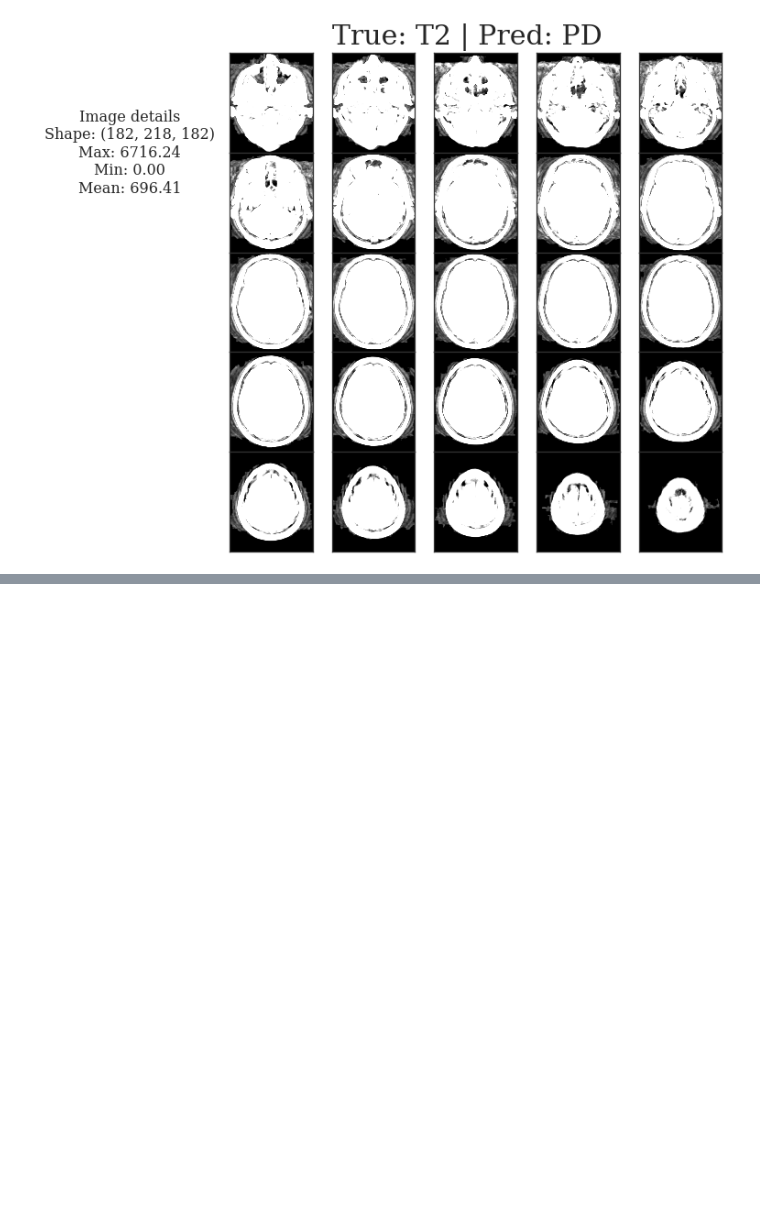
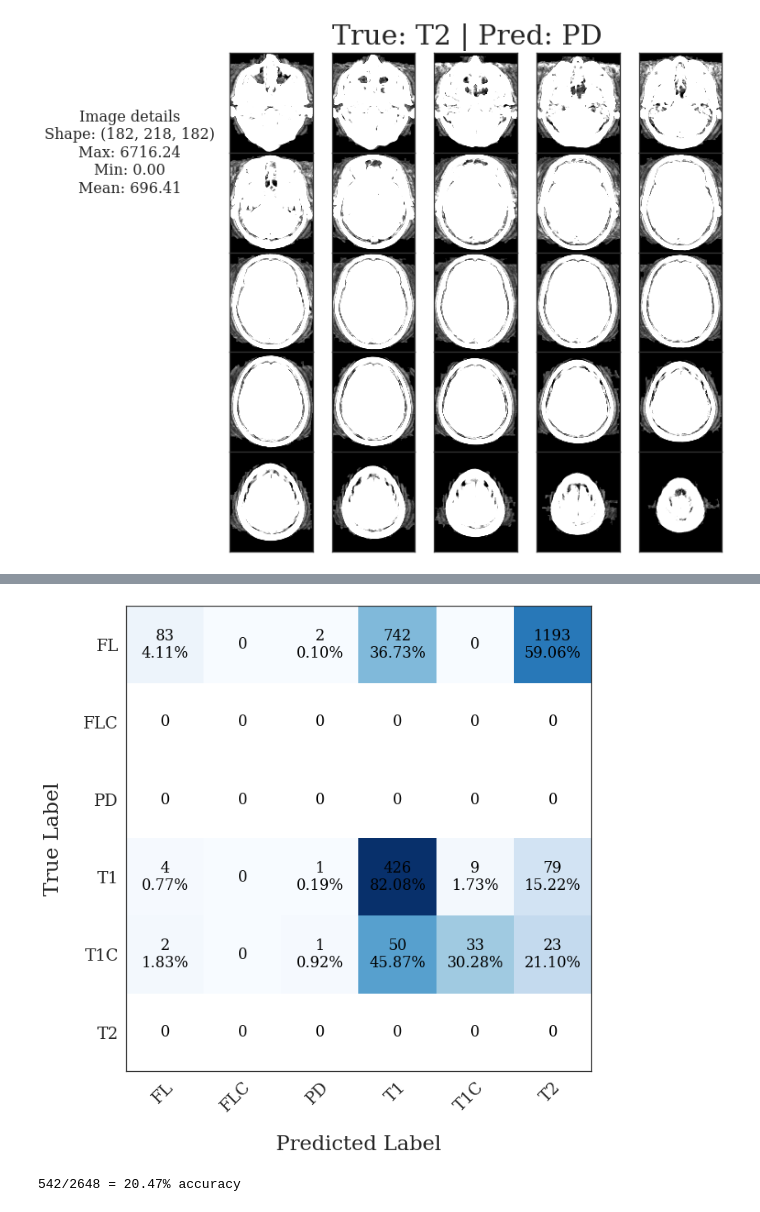
Before and after one commit to sremedios/phinet, a Jupyter notebook: analysis.ipynb, the cells around one changed output, grey strips where cells are left out. Cells and saved outputs as stored; diff of their text form; code cells hidden in the pictures; blank space fills up the shorter version.

```diff
--- a/analysis.ipynb
+++ b/analysis.ipynb
@@ -426,0 +469,6 @@ results/phinet_denoised_approxdef/figures/errors/T2/annotated_montage_ADNI_007_S
+# %%
+aha_T1_df = pd.read_csv(aha_T1_true)[['id', 'Contrast']]
+aha_T1_df.columns = ['path', 'true']
+get_class = lambda row: 'T1' if row['true'] == 0 else 'T1C'
+aha_T1_df['true'] = aha_T1_df.apply(get_class, axis=1)
+aha_T1_df.head()
@@ -426,0 +482,4 @@ results/phinet_denoised_approxdef/figures/errors/T2/annotated_montage_ADNI_007_S
+# %%
+aha_FL_df = pd.read_csv(aha_FL_true)[['path']]
+aha_FL_df['true'] = 'FL'
+aha_FL_df.head()
@@ -426,0 +493,10 @@ results/phinet_denoised_approxdef/figures/errors/T2/annotated_montage_ADNI_007_S
+# %%
+mchugo_T1_df = pd.DataFrame()
+for i in range(3):
+    mchugo_T1_df = mchugo_T1_df.append(pd.read_csv(mchugo_T1_true[i], header=None))
+mchugo_T1_df.columns = ['path', 'true']
+
+
+get_class = lambda row: 'T1' if row['true'] == 0 else 'T1C'
+mchugo_T1_df['true'] = mchugo_T1_df.apply(get_class, axis=1)
+mchugo_T1_df.head()
@@ -426,0 +535,57 @@ results/phinet_denoised_approxdef/figures/errors/T2/annotated_montage_ADNI_007_S
+# %%
+##### CONFUSION MATRIX #####
+
+class_names = sorted(dev_class_mapping.values())
+
+
+cm = confusion_matrix(
+    merged_df['true'],
+    merged_df['pred'],
+    labels=list(range(6))
+)
+
+
+cm_norm = cm.astype('float') / cm.sum(axis=1)[:, np.newaxis]
+fig, ax = plt.subplots()
+im = ax.imshow(cm_norm, interpolation='nearest', cmap=plt.cm.Blues)
+ax.set(
+    xticks=np.arange(cm.shape[1]),
+    yticks=np.arange(cm.shape[0]),
+    xticklabels=class_names,
+    yticklabels=class_names,
+    ylabel='True Label',
+    xlabel='Predicted Label',
+)
+
+ax.xaxis.labelpad = 25
+ax.yaxis.labelpad = 25
+
+plt.setp(ax.get_xticklabels(), rotation=45, ha='right', rotation_mode='anchor')
+#plt.setp(ax.get_yticklabels(), rotation=90, ha='center', rotation_mode='anchor')
+
+thresh = cm_norm.max() / 2.
+for i in range(cm.shape[0]):
+    for j in range(cm.shape[1]):
+
+        if cm[i, j] == 0:
+            cell_str = "{}".format(cm[i, j])
+        else:
+            cell_str = "{}\n{:.2%}".format(cm[i, j], cm_norm[i, j])
+        ax.text(j, i, cell_str,
+                ha="center", va="center",
+                color="white" if cm_norm[i, j] > thresh else 'black',
+                fontsize=18)
+fig.tight_layout()
+plt.show()
+#plt.savefig(FIGURE_DIR / "normalized_ensembled_confusion_matrix.png")
+plt.close()
+# %% [output]
+[figure, added]
+# %%
+print("{}/{} = {:.2%} accuracy".format(
+    np.diag(cm).sum(),
+    np.array(cm).sum(),
+    np.diag(cm).sum() / np.array(cm).sum(),
+))
+# %% [output]
+542/2648 = 20.47% accuracy
```
Also changed, not shown: parts of 21 cells of this notebook.
